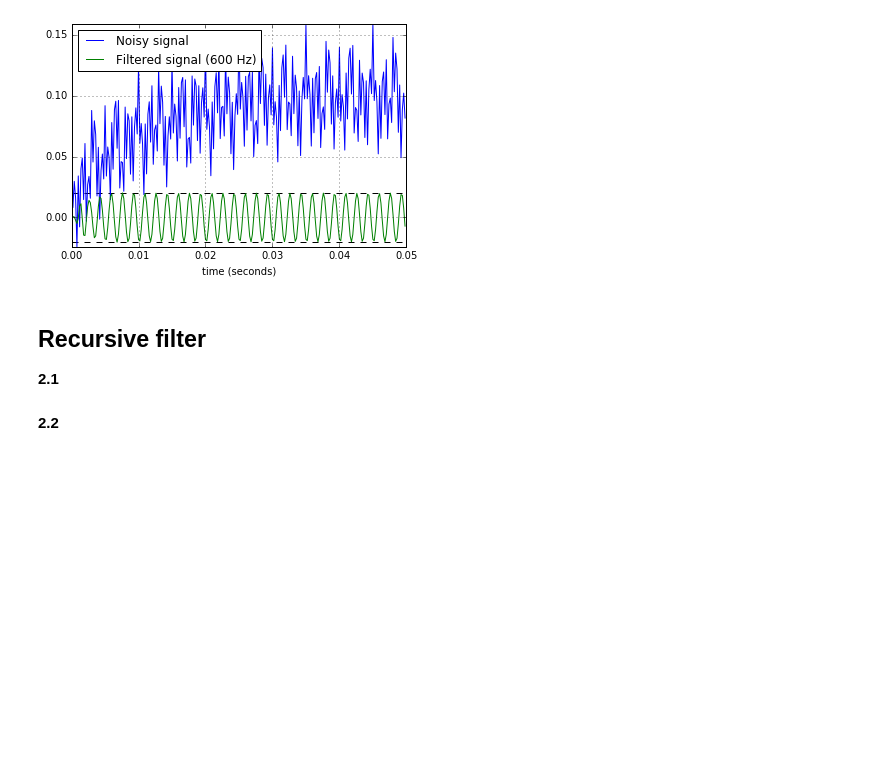
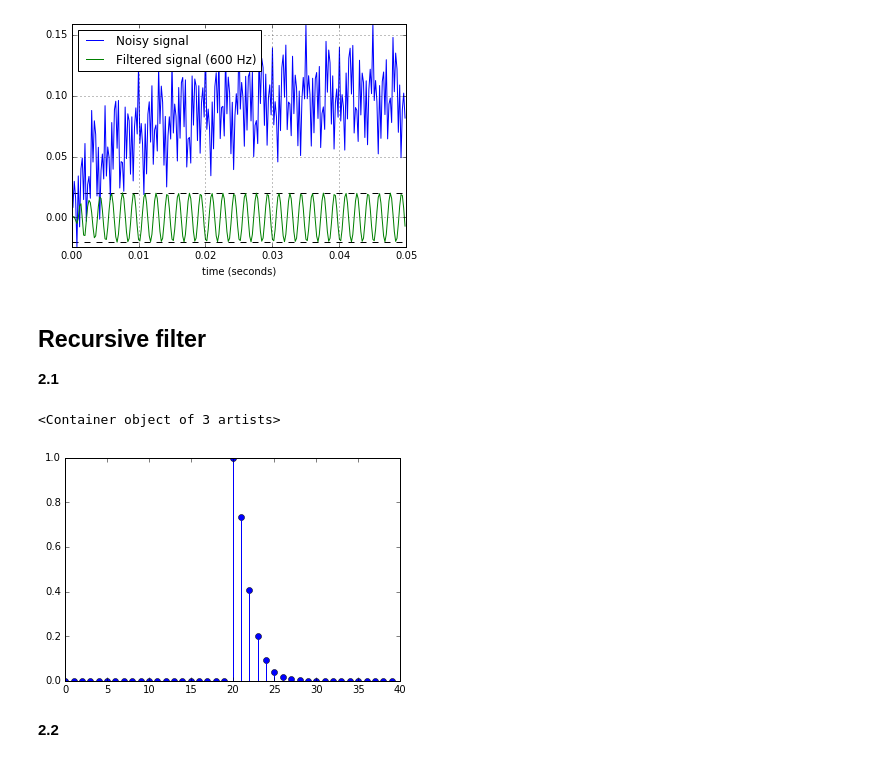
Before and after one commit to nayeem78/DSP-TP-1617, a Jupyter notebook: Lab6-7/python/Lab67.ipynb, the cells around one changed output. Drawn from its saved outputs; the diff is of its cells as text; code cells hidden in the pictures; blank space fills up the shorter version.

```diff
--- a/Lab6-7/python/Lab67.ipynb
+++ b/Lab6-7/python/Lab67.ipynb
@@ -343,5 +341,31 @@ run()
 ## Recursive filter
 
 **2.1**
+# %%
+
+
+x = np.zeros(40)
+x[20] =1
+N= 40
+s = 1
+t = 1
+alpha = s*t
+
+a = np.exp(-alpha)
+
+y = np.zeros((40,))
+
+    # casual
+for k in range (0, 40):
+    y[k] = x[k]+ a*(alpha-1)*x[k-1]+ 2*a*y[k-1]- a*a*y[k-2]
+
+
+
+
+plt.figure
+plt.stem(y)
+# %% [output]
+<Container object of 3 artists>
+[figure, added]
 # %% [markdown]
 **2.2**
```
Also changed, not shown: parts of 5 cells of this notebook, 1 other file.
